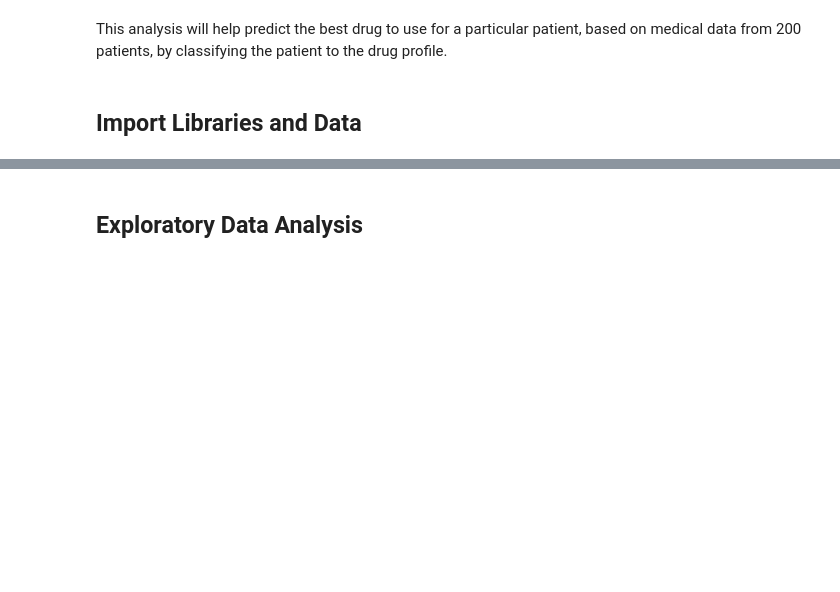
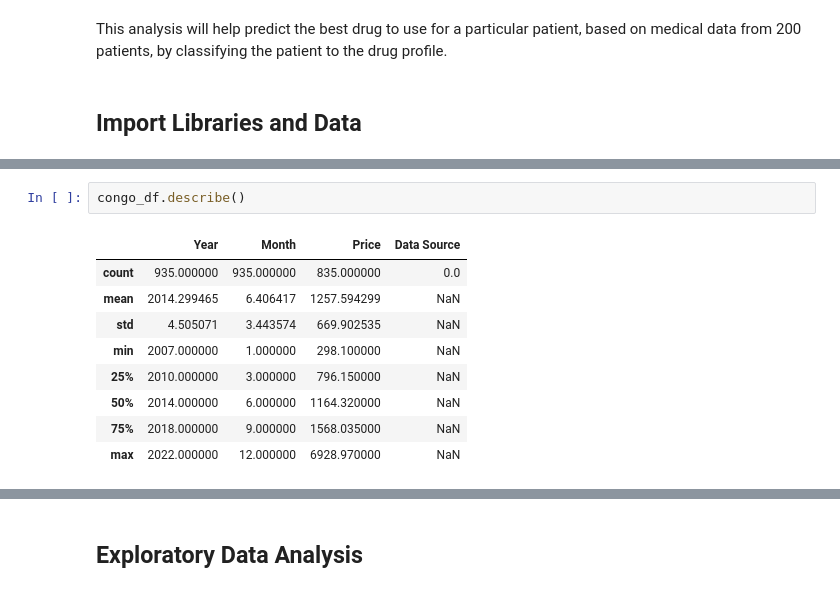
Before and after one commit to andydaehn/Global_Food_Prices, a Jupyter notebook: World_Food_Prices.ipynb, the cells around one changed output, grey strips where cells are left out. Saved outputs shown, nothing was run; the diff lists cells and outputs as text; blank space fills up the shorter version.

```diff
--- a/World_Food_Prices.ipynb
+++ b/World_Food_Prices.ipynb
@@ -29,0 +95,12 @@ explore_df = pd.read_csv('drug200.csv')
+# %%
+congo_df.describe()
+# %% [output]
+|  | Year | Month | Price | Data Source |
+| count | 935.000000 | 935.000000 | 835.000000 | 0.0 |
+| mean | 2014.299465 | 6.406417 | 1257.594299 | NaN |
+| std | 4.505071 | 3.443574 | 669.902535 | NaN |
+| min | 2007.000000 | 1.000000 | 298.100000 | NaN |
+| 25% | 2010.000000 | 3.000000 | 796.150000 | NaN |
+| 50% | 2014.000000 | 6.000000 | 1164.320000 | NaN |
+| 75% | 2018.000000 | 9.000000 | 1568.035000 | NaN |
+| max | 2022.000000 | 12.000000 | 6928.970000 | NaN |
```
Also changed, not shown: parts of 22 cells of this notebook.
